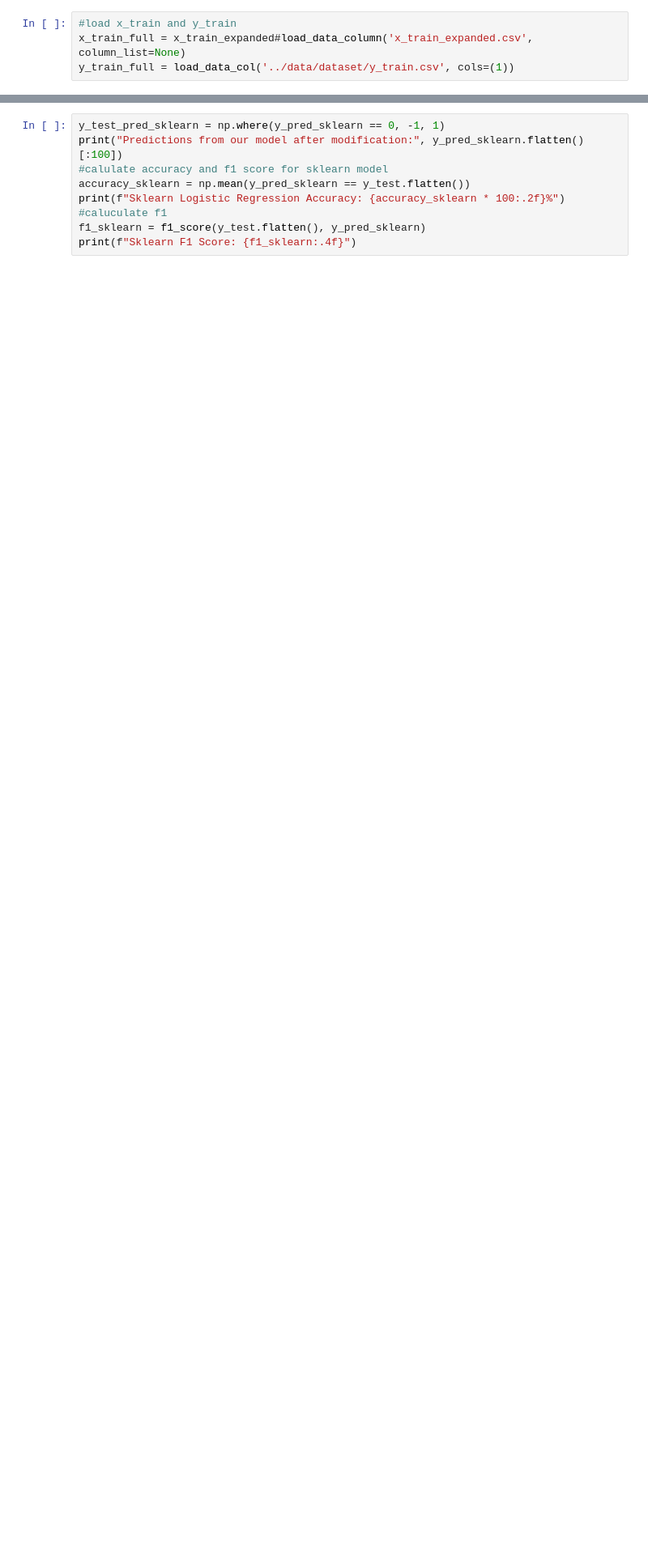
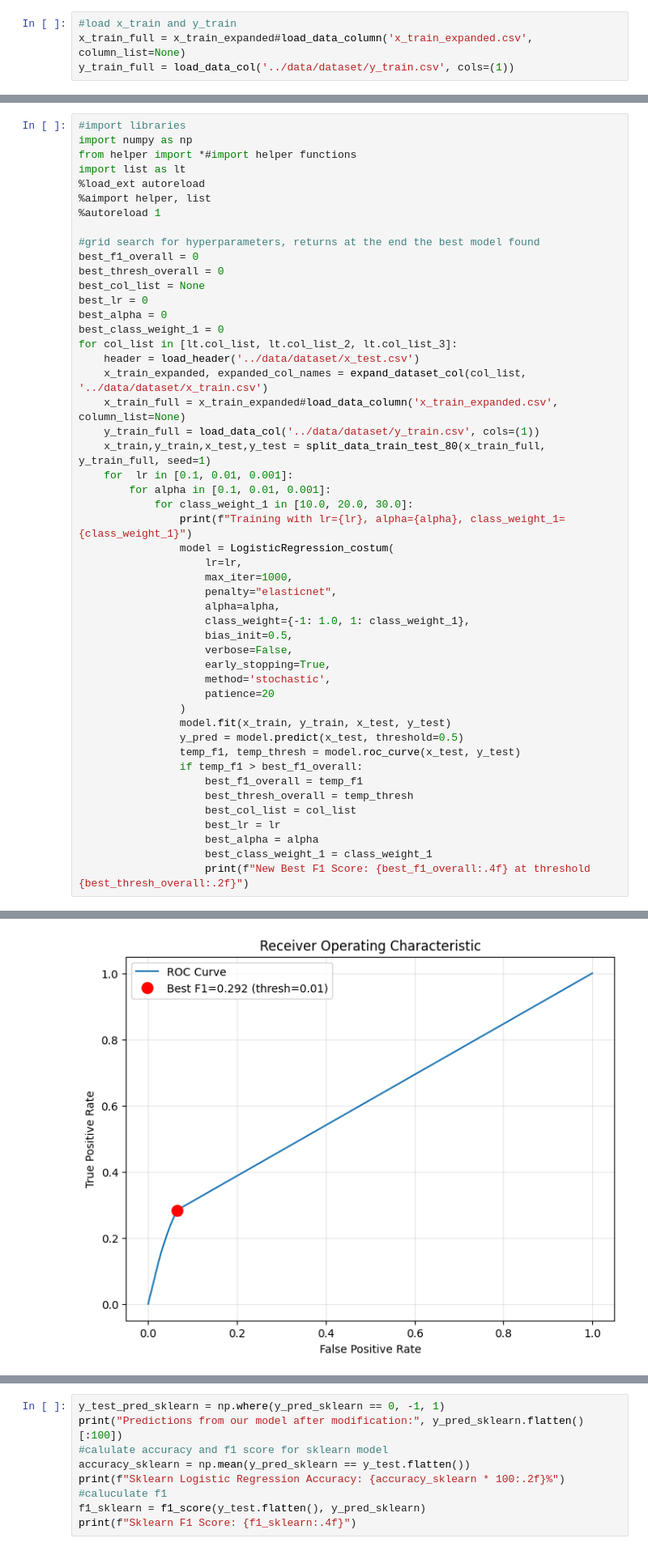
Before and after one commit to FTognina/ML.P1, a Jupyter notebook: project_script/run_tests_ft.ipynb, the cells around one changed output, grey strips where cells are left out. Shown: that part at 81% size. Drawn from its saved outputs; the diff is of its cells as text; blank space fills up the shorter version.

```diff
--- a/project_script/run_tests_ft.ipynb
+++ b/project_script/run_tests_ft.ipynb
@@ -191,0 +222,50 @@ Weighted avg: precision=0.034, recall=0.008, f1=0.013
+# %%
+#import libraries
+import numpy as np
+from helper import *#import helper functions
+import list as lt
+%load_ext autoreload
+%aimport helper, list
+%autoreload 1
+
+#grid search for hyperparameters, returns at the end the best model found
+best_f1_overall = 0
+best_thresh_overall = 0
+best_col_list = None
+best_lr = 0
+best_alpha = 0
+best_class_weight_1 = 0
+for col_list in [lt.col_list, lt.col_list_2, lt.col_list_3]:
+    header = load_header('../data/dataset/x_test.csv')
+    x_train_expanded, expanded_col_names = expand_dataset_col(col_list, '../data/dataset/x_train.csv')
+    x_train_full = x_train_expanded#load_data_column('x_train_expanded.csv', column_list=None)
+    y_train_full = load_data_col('../data/dataset/y_train.csv', cols=(1))
+    x_train,y_train,x_test,y_test = split_data_train_test_80(x_train_full, y_train_full, seed=1)
+    for  lr in [0.1, 0.01, 0.001]:
+        for alpha in [0.1, 0.01, 0.001]:
+            for class_weight_1 in [10.0, 20.0, 30.0]:
+                print(f"Training with lr={lr}, alpha={alpha}, class_weight_1={class_weight_1}")
+                model = LogisticRegression_costum(
+                    lr=lr,
+                    max_iter=1000,
+                    penalty="elasticnet",
+                    alpha=alpha,
+                    class_weight={-1: 1.0, 1: class_weight_1},
+                    bias_init=0.5,
+                    verbose=False,
+                    early_stopping=True,
+                    method='stochastic',
+                    patience=20
+                )
+                model.fit(x_train, y_train, x_test, y_test)
+                y_pred = model.predict(x_test, threshold=0.5)
+                temp_f1, temp_thresh = model.roc_curve(x_test, y_test)
+                if temp_f1 > best_f1_overall:
+                    best_f1_overall = temp_f1
+                    best_thresh_overall = temp_thresh
+                    best_col_list = col_list
+                    best_lr = lr
+                    best_alpha = alpha
+                    best_class_weight_1 = class_weight_1
+                    print(f"New Best F1 Score: {best_f1_overall:.4f} at threshold {best_thresh_overall:.2f}")
+# %% [output]
@@ -191,0 +282 @@ Weighted avg: precision=0.034, recall=0.008, f1=0.013
+[figure, added]
```
Also changed, not shown: parts of 15 cells of this notebook, 3 other files.
